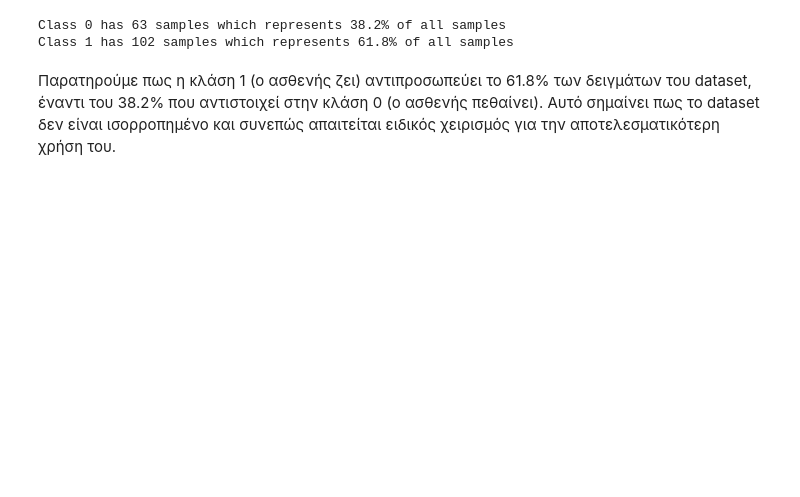
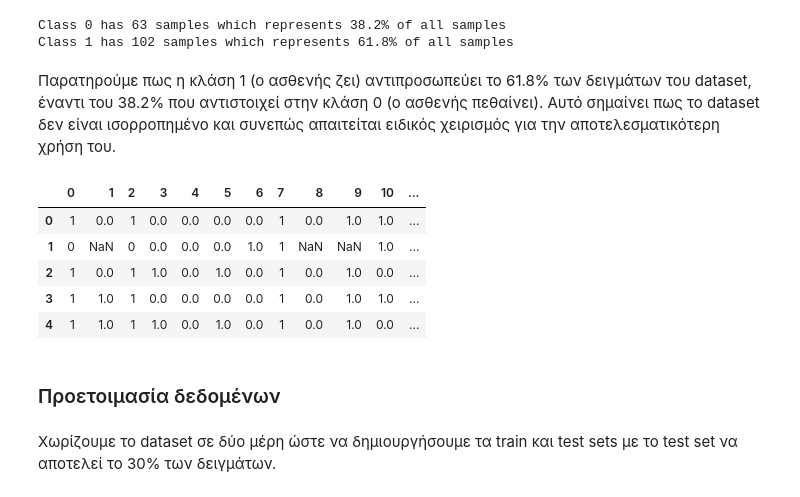
Before and after one commit to michalakos/neural-networks-ntua, a Jupyter notebook: NN_Lab1.ipynb, the cells around one changed output. Cells and saved outputs as stored; diff of their text form; code cells hidden in the pictures; blank space fills up the shorter version.

```diff
--- a/NN_Lab1.ipynb
+++ b/NN_Lab1.ipynb
@@ -19,6 +21,6 @@ import matplotlib.pyplot as plt
 Αρχικά φορτώνουμε το dataset στο notebook και ελέγχουμε τα πρώτα στοιχεία του καθώς και τις διαστάσεις του.
 # %%
 # read dataset
-df = pd.read_csv("hcc-data.txt", header=None)
+df = pd.read_csv("hcc-data.txt", header=None, na_values=["?"])
 print(df.head(), df.shape)
 # %% [output]
@@ -105,3 +105,16 @@ Class 0 has 63 samples which represents 38.2% of all samples
 Class 1 has 102 samples which represents 61.8% of all samples
 # %% [markdown]
 Παρατηρούμε πως η κλάση 1 (ο ασθενής ζει) αντιπροσωπεύει το 61.8% των δειγμάτων του dataset, έναντι του 38.2% που αντιστοιχεί στην κλάση 0 (ο ασθενής πεθαίνει). Αυτό σημαίνει πως το dataset δεν είναι ισορροπημένο και συνεπώς απαιτείται ειδικός χειρισμός για την αποτελεσματικότερη χρήση του.
+# %%
+df.head()
+# %% [output]
+|  | 0 | 1 | 2 | 3 | 4 | 5 | 6 | 7 | 8 | 9 | 10 | ... |
+| 0 | 1 | 0.0 | 1 | 0.0 | 0.0 | 0.0 | 0.0 | 1 | 0.0 | 1.0 | 1.0 | ... |
+| 1 | 0 | NaN | 0 | 0.0 | 0.0 | 0.0 | 1.0 | 1 | NaN | NaN | 1.0 | ... |
+| 2 | 1 | 0.0 | 1 | 1.0 | 0.0 | 1.0 | 0.0 | 1 | 0.0 | 1.0 | 0.0 | ... |
+| 3 | 1 | 1.0 | 1 | 0.0 | 0.0 | 0.0 | 0.0 | 1 | 0.0 | 1.0 | 1.0 | ... |
+| 4 | 1 | 1.0 | 1 | 1.0 | 0.0 | 1.0 | 0.0 | 1 | 0.0 | 1.0 | 0.0 | ... |
+# %% [markdown]
+### Προετοιμασία δεδομένων
+# %% [markdown]
+Χωρίζουμε το dataset σε δύο μέρη ώστε να δημιουργήσουμε τα train και test sets με το test set να αποτελεί το 30% των δειγμάτων.
```
Also changed, not shown: parts of 31 cells of this notebook.
